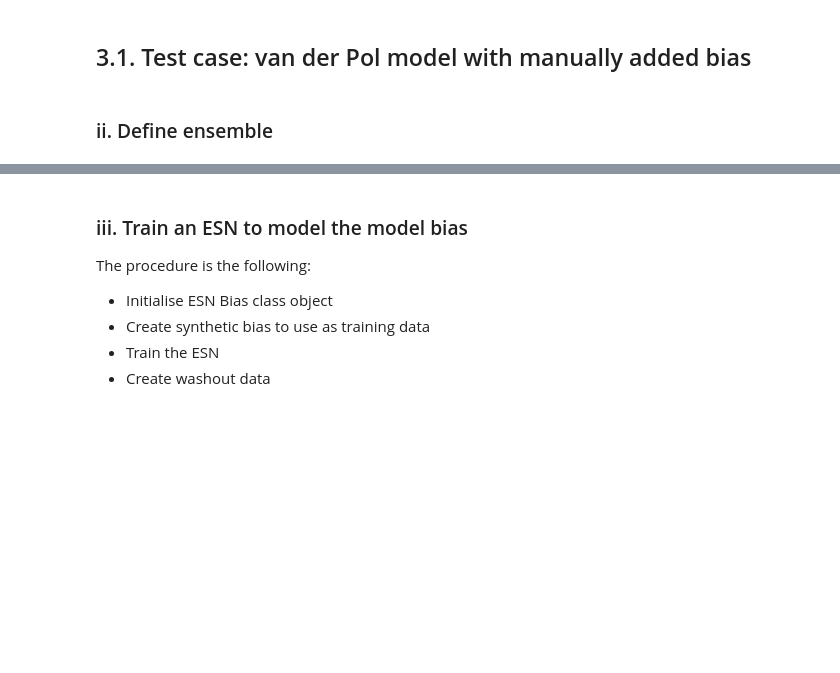
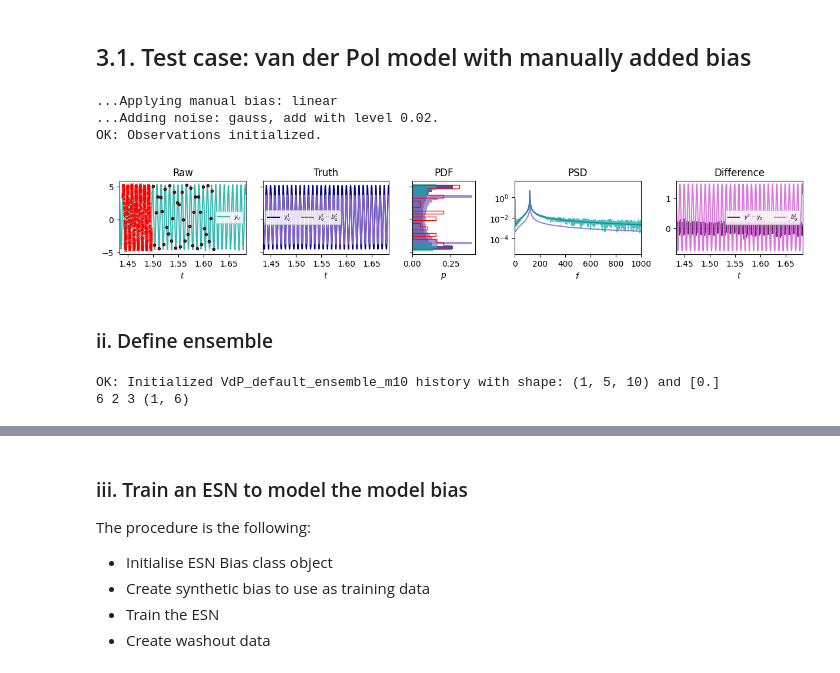
Before and after one commit to andreanovoa/real-time-bias-aware-DA, a Jupyter notebook: scripts/tutorials/1_Introtuction_to_real-time_DA/13_bias-aware-DA-intro.ipynb, the cells around one changed output, grey strips where cells are left out. Drawn from its saved outputs; the diff is of its cells as text; code cells hidden in the pictures; blank space fills up the shorter version.

```diff
--- a/scripts/tutorials/1_Introtuction_to_real-time_DA/13_bias-aware-DA-intro.ipynb
+++ b/scripts/tutorials/1_Introtuction_to_real-time_DA/13_bias-aware-DA-intro.ipynb
@@ -304,38 +304,56 @@ rng = np.random.default_rng(0)
 # %%
 from observations import Observations
 from models.physical import VdP
 import numpy as np
 rng = np.random.default_rng(0)
 
 
 
 # The manual bias is a function of state and/or time
 def manual_bias(y, t):
     # Linear function of the state
     # return .2 * y + .3 * np.max(y, axis=0), 'linear'
     # Periodic function of the state
     return 0.5 * np.max(y, axis=0) * np.cos(2 * y / np.max(y, axis=0)), 'periodic'
     # Time-varying bias
     # return .4 * y * np.sin((np.expand_dims(t, -1) * np.pi * 2) ** 2), 'time'
     # return 0.*y, 'None'
 
 
-truth = Observations(model=VdP,
-                     t_min=0.5,
-                    t_start=0.6,
-                    t_stop=.8,
-                    psi0=np.array([2., 1.]),
-                    t_max=1.5,
+# Build the true case and integrate it through its transient BEFORE creating
+# Observations, so that truth and the forecast model (cell below) share the
+# same absolute time origin (t=0) -- as done in tutorials 10 and 12. Using
+# `t_min` to only shift truth's displayed time axis (without giving the
+# forecast model the same head start) desynchronizes the two clocks and was
+# causing the model estimate to diverge from truth even without any DA.
+true_case = VdP(psi0=np.array([2., 1.]))
+
+t_start = true_case.t_transient
+t_stop = t_start + 3 * true_case.t_CR
+t_max = t_stop
+
+Nt_forecast = int(t_max / true_case.dt)
+psi, t = true_case.time_integrate(Nt_forecast)
+true_case.update_history(psi, t)
+
+truth = Observations(model=true_case,
+                    t_start=t_start,
+                    t_stop=t_stop,
                     Nt_obs=30,
                     add_noise=True,
                     noise_type='gauss, add',
                     noise_level=0.02,
                     manual_bias='linear',
                     include_washout=True
                     )
 
 
-Observations.plot_truth(truth, f_max=1000)
+Observations.plot_truth(truth, f_max=1000, window=.25)
+# %% [output]
+...Applying manual bias: linear
+...Adding noise: gauss, add with level 0.02.
+OK: Observations initialized.
+[figure, added]
 # %% [markdown]
 ### ii. Define ensemble
 # %%
@@ -346,13 +364,13 @@ results_folder = set_working_directories('VdP_bias')[1]
 
 
 
-alpha0 = dict(zeta=(40, 50.),
-            # beta=(50, 80),
-            # kappa=(3, 5),
+alpha0 = dict(
+    zeta=(40, 50.),
+            beta=(50, 80),
+            kappa=(3, 5),
             )
 
 forecast_model = VdP(dt=truth.dt,)
-# alpha0 = dict()
 
 ensemble = Ensemble(results_folder=results_folder, # Folder to save results
                     # Data assimilation parameters
@@ -366,5 +384,8 @@ ensemble = Ensemble(results_folder=results_folder, # Folder to save results
                     std_alpha=alpha0,   # Initial uncertainty in the parameters
                     alpha_distr='uniform',
                     )
+# %% [output]
+OK: Initialized VdP_default_ensemble_m10 history with shape: (1, 5, 10) and [0.]
+6 2 3 (1, 6)
 # %%
 ensemble.visualize_state()
```
Also changed, not shown: parts of 15 cells of this notebook, 9 other files.
